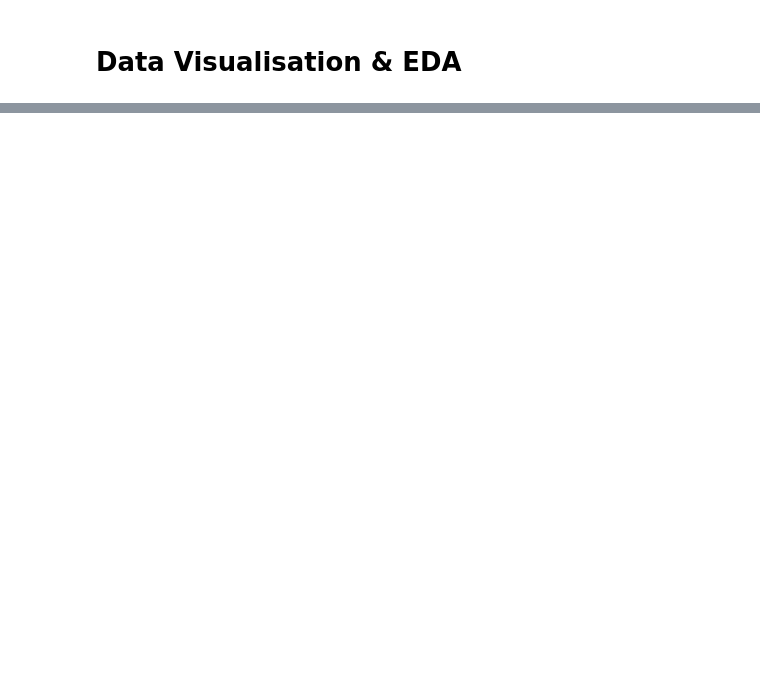
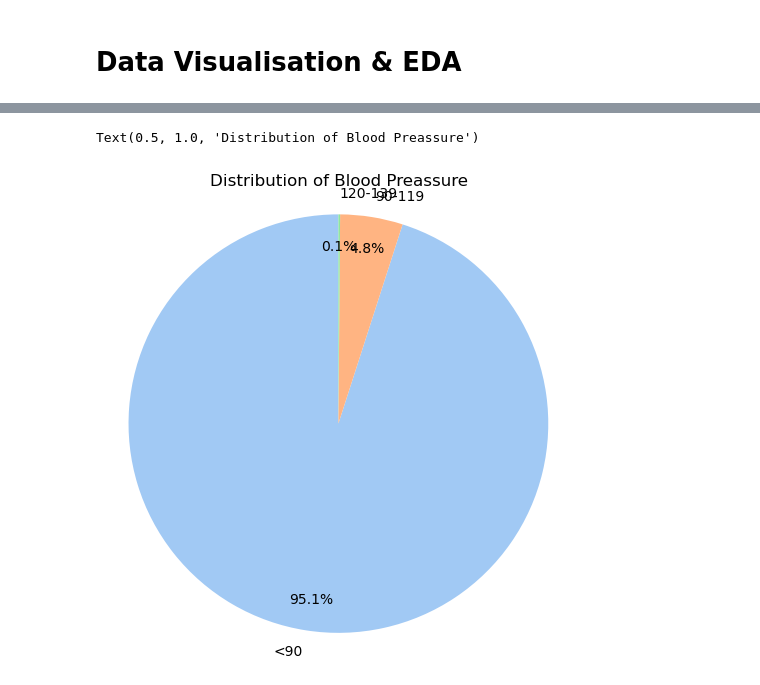
Before and after one commit to KimKarydas/Diabetes-EDA-Ml, a Jupyter notebook: Diabetes_Analysis.ipynb, the cells around one changed output, grey strips where cells are left out. Drawn from its saved outputs; the diff is of its cells as text; code cells hidden in the pictures; blank space fills up the shorter version.

```diff
--- a/Diabetes_Analysis.ipynb
+++ b/Diabetes_Analysis.ipynb
@@ -199,0 +209,13 @@ Text(0.5, 1.0, 'Distribution of Pregnancies')
+# %%
+# Pie chart of Blood Pressure
+bldp_count = df2['BloodPressure'].value_counts()
+label_props = {'fontsize': 12, 'fontweight': 'bold'}
+plt.figure(figsize=(6, 6))
+sns.set_palette('pastel')
+plt.pie(bldp_count, labels=bldp_count.index, autopct='%1.1f%%', startangle=90, pctdistance=0.85)
+plt.axis('equal')
+plt.title('Distribution of Blood Preassure')
+#plt.show()
+# %% [output]
+Text(0.5, 1.0, 'Distribution of Blood Preassure')
+[figure, added]
```
Also changed, not shown: parts of 11 cells of this notebook, 7 other files.
